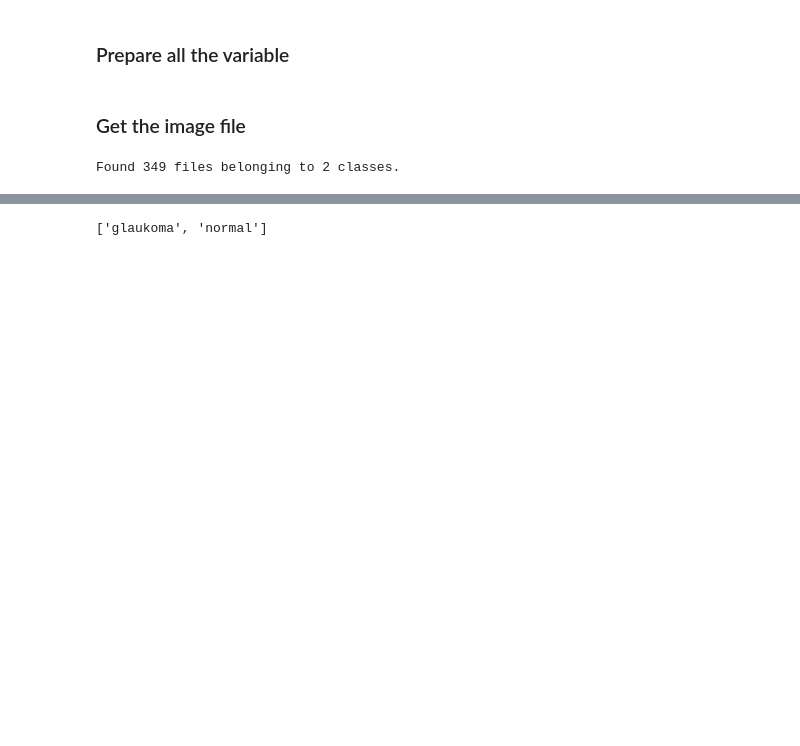
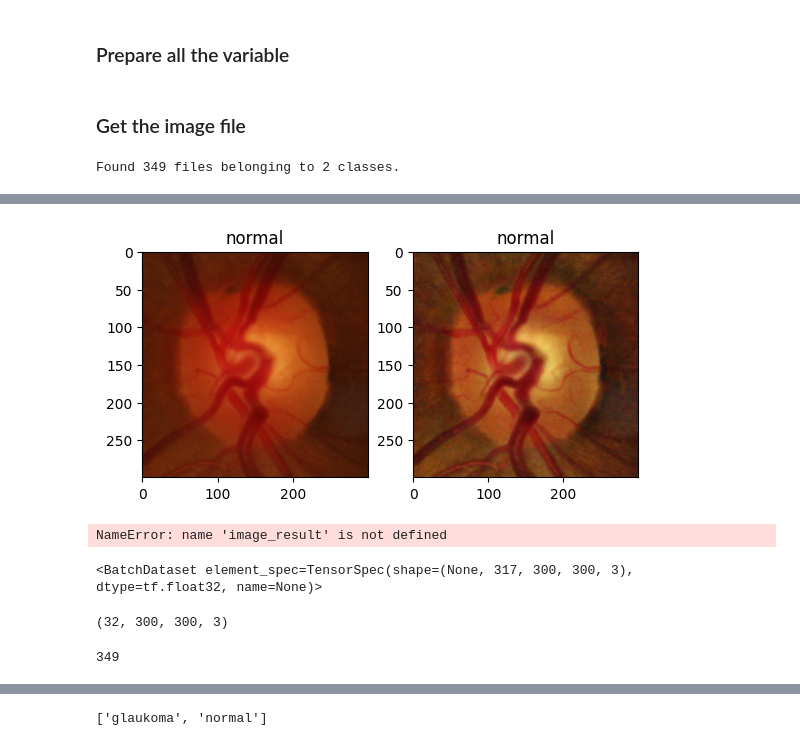
Before and after one commit to Bugi-Sulistiyo/Comparing-EfficientNet-and-MobileNet-on-Glaucoma-Detection, a Jupyter notebook: main/scripts/preprocessing/augmentation.ipynb, the cells around one changed output, grey strips where cells are left out. Saved outputs shown, nothing was run; the diff lists cells and outputs as text; code cells hidden in the pictures; blank space fills up the shorter version.

```diff
--- a/main/scripts/preprocessing/augmentation.ipynb
+++ b/main/scripts/preprocessing/augmentation.ipynb
@@ -32,0 +95,21 @@ Found 349 files belonging to 2 classes.
+# %%
+for image, label in rimone_image_label.unbatch():
+    plt.subplot(1, 2, 1)
+    plt.imshow(image.numpy().astype('uint8'))
+    plt.title(rimone_image_label.class_names[int(label.numpy())])
+    plt.subplot(1, 2, 2)
+    plt.imshow(augment_image.clahe_augmentation(image=image,
+                                                clip_limit=1.5).numpy().astype('uint8'))
+    plt.title(rimone_image_label.class_names[int(label.numpy())])
+    break
+# %% [output]
+[figure, added]
+# %%
+image_result
+# %% [output]
+NameError: name 'image_result' is not defined
+# %%
+image_result = tf.data.Dataset.from_tensors(image_result).batch(32)
+image_result
+# %% [output]
+<BatchDataset element_spec=TensorSpec(shape=(None, 317, 300, 300, 3), dtype=tf.float32, name=None)>
@@ -32,0 +118,16 @@ Found 349 files belonging to 2 classes.
+# %%
+for batch_dataset in rimone_image_label:
+    image, label = batch_dataset
+    print(image.shape)
+    break
+# %% [output]
+(32, 300, 300, 3)
+# %%
+temp_valu = 0
+for image, label in rimone_image_label.take(len(rimone_image_label)):
+    temp_valu += image.shape[0]
+    # print(image.shape)
+    # print(label.shape)
+print(temp_valu)
+# %% [output]
+349
```
Also changed, not shown: parts of 23 cells of this notebook, 1 other file.
